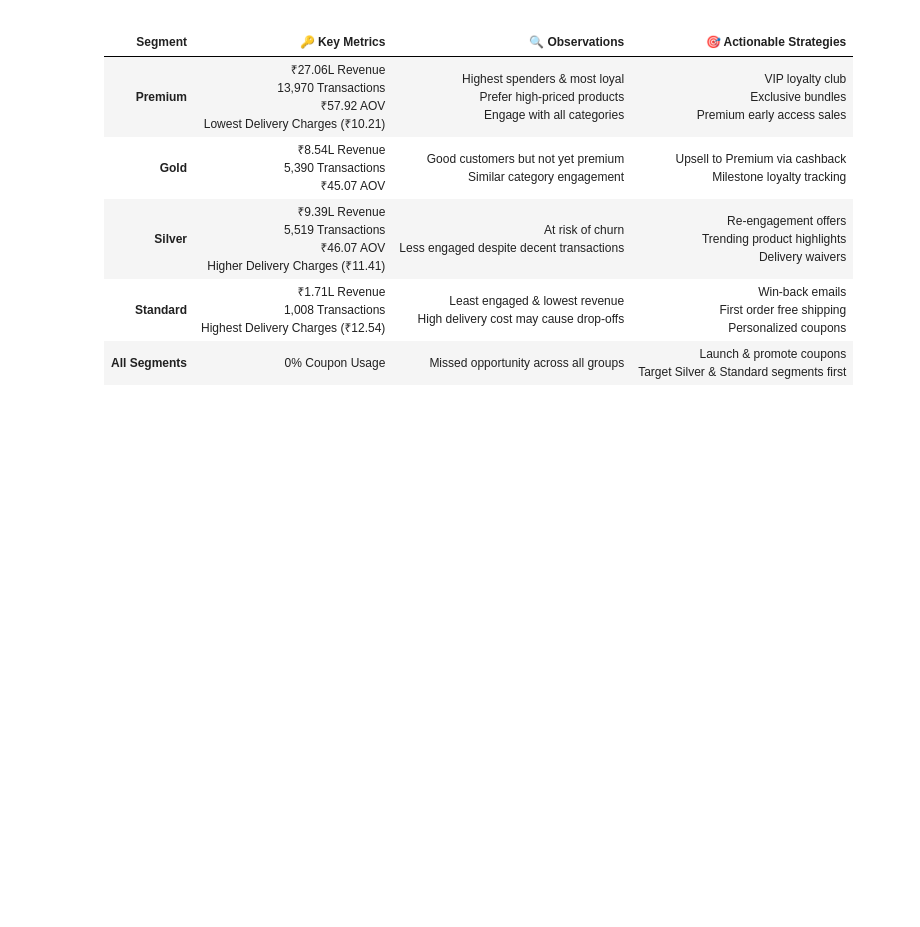
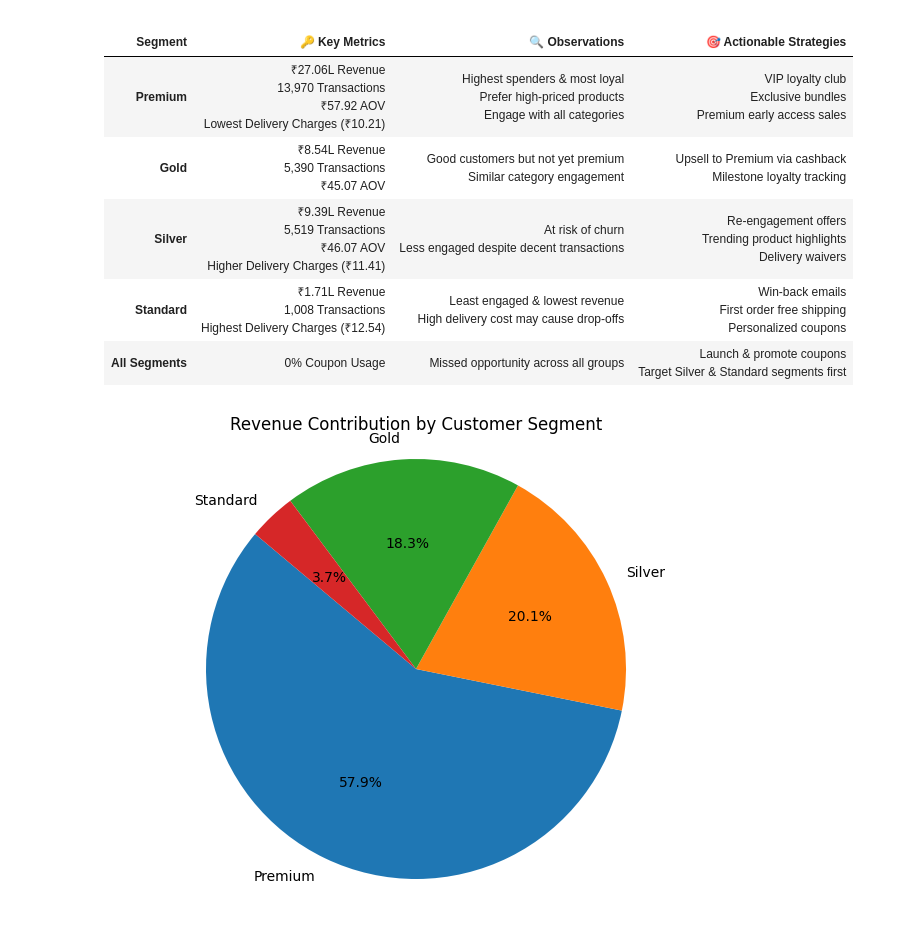
Before and after one commit to HarshaVardhan2412/ecommerce-marketing-sales-analysis, a Jupyter notebook: ecommerce_analysis.ipynb, the cells around one changed output. Drawn from its saved outputs; the diff is of its cells as text; code cells hidden in the pictures; blank space fills up the shorter version.

```diff
--- a/ecommerce_analysis.ipynb
+++ b/ecommerce_analysis.ipynb
@@ -1269,3 +1269,23 @@ segment_profile
 | **Silver**       | ₹9.39L Revenue<br>5,519 Transactions<br>₹46.07 AOV<br>Higher Delivery Charges (₹11.41)   | At risk of churn<br>Less engaged despite decent transactions                               | Re-engagement offers<br>Trending product highlights<br>Delivery waivers |
 | **Standard**     | ₹1.71L Revenue<br>1,008 Transactions<br>Highest Delivery Charges (₹12.54)                | Least engaged & lowest revenue<br>High delivery cost may cause drop-offs                   | Win-back emails<br>First order free shipping<br>Personalized coupons    |
 | **All Segments** | 0% Coupon Usage                                                                          | Missed opportunity across all groups                                                       | Launch & promote coupons<br>Target Silver & Standard segments first     |
+# %%
+#Business Question 11:
+# Analyze the revenue contribution of each customer segment.
+# How can the company focus its efforts on high-value segments while nurturing lower-value segments?
+
+
+segment_revenue = rfm_sales.groupby('Segment')['Total_Amount'].sum().reset_index()
+total_revenue = segment_revenue['Total_Amount'].sum()
+
+segment_revenue['Revenue_Contribution_%'] = (segment_revenue['Total_Amount'] / total_revenue) * 100
+segment_revenue = segment_revenue.sort_values('Revenue_Contribution_%', ascending=False)
+
+# Plot
+plt.figure(figsize=(8, 6))
+plt.pie(segment_revenue['Revenue_Contribution_%'], labels=segment_revenue['Segment'], autopct='%1.1f%%', startangle=140)
+plt.title('Revenue Contribution by Customer Segment')
+plt.axis('equal')
+plt.show()
+# %% [output]
+[figure, added]
```
Also changed, not shown: parts of 11 cells of this notebook.
